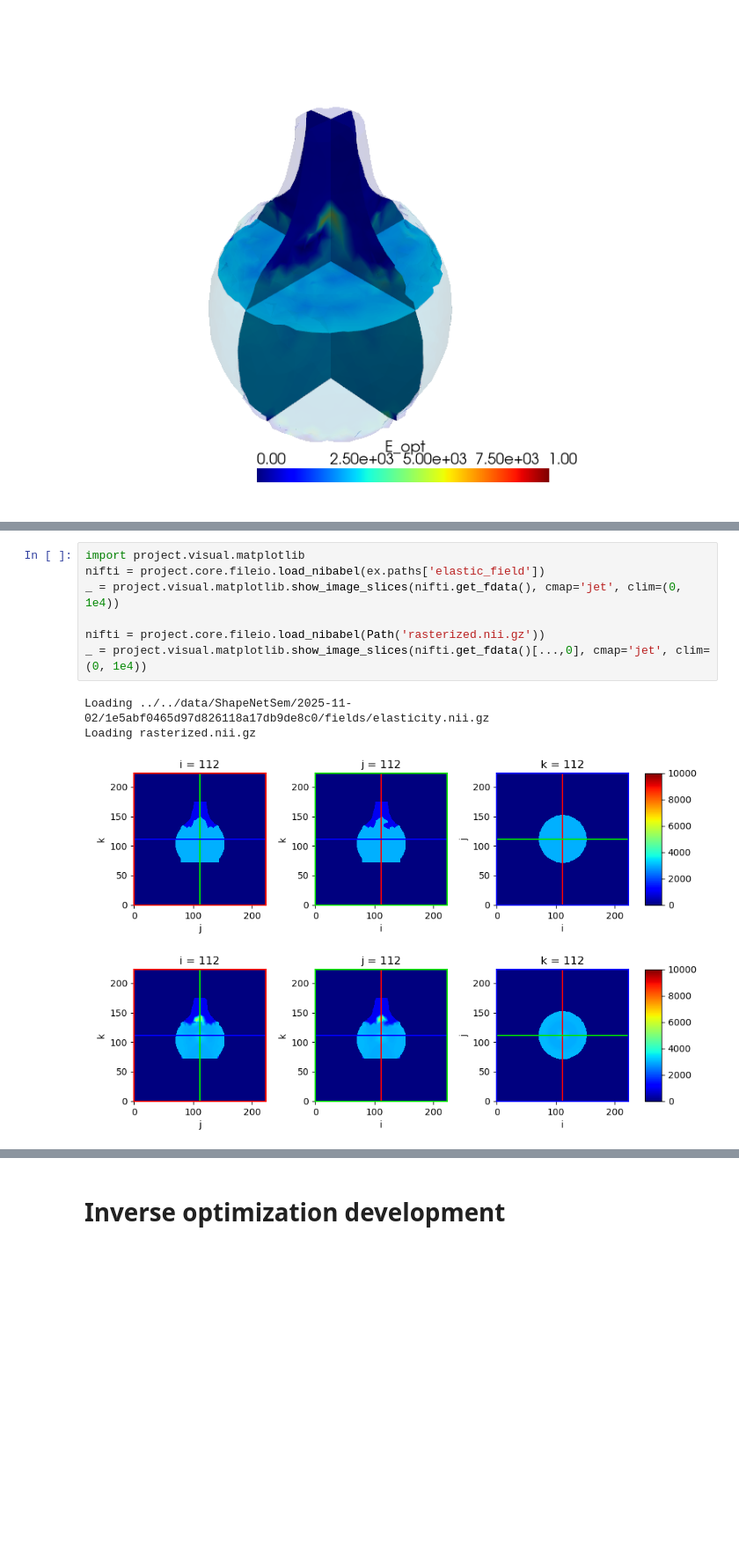
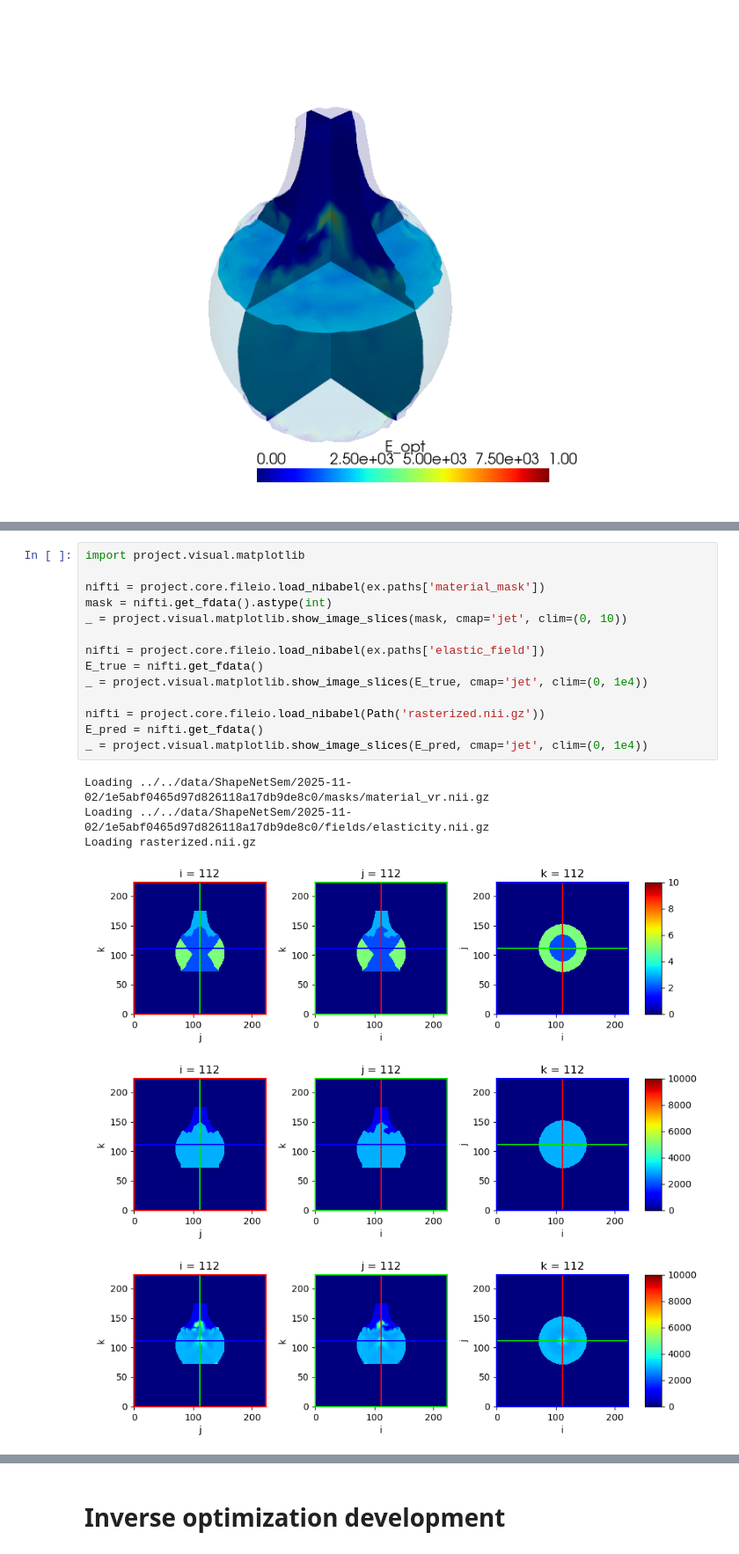
Before and after one commit to mattragoza/lung-project, a Jupyter notebook: notebooks/shapenet/20-optimize-interactive.ipynb, the cells around one changed output, grey strips where cells are left out. Shown at 88% size. Saved outputs shown, nothing was run; the diff lists cells and outputs as text; blank space fills up the shorter version.

```diff
--- a/notebooks/shapenet/20-optimize-interactive.ipynb
+++ b/notebooks/shapenet/20-optimize-interactive.ipynb
@@ -224,12 +224,21 @@ Wall time: 31 s
 # %%
 import project.visual.matplotlib
+
+nifti = project.core.fileio.load_nibabel(ex.paths['material_mask'])
+mask = nifti.get_fdata().astype(int)
+_ = project.visual.matplotlib.show_image_slices(mask, cmap='jet', clim=(0, 10))
+
 nifti = project.core.fileio.load_nibabel(ex.paths['elastic_field'])
-_ = project.visual.matplotlib.show_image_slices(nifti.get_fdata(), cmap='jet', clim=(0, 1e4))
+E_true = nifti.get_fdata()
+_ = project.visual.matplotlib.show_image_slices(E_true, cmap='jet', clim=(0, 1e4))
 
 nifti = project.core.fileio.load_nibabel(Path('rasterized.nii.gz'))
-_ = project.visual.matplotlib.show_image_slices(nifti.get_fdata()[...,0], cmap='jet', clim=(0, 1e4))
+E_pred = nifti.get_fdata()
+_ = project.visual.matplotlib.show_image_slices(E_pred, cmap='jet', clim=(0, 1e4))
 # %% [output]
+Loading ../../data/ShapeNetSem/2025-11-02/1e5abf0465d97d826118a17db9de8c0/masks/material_vr.nii.gz
 Loading ../../data/ShapeNetSem/2025-11-02/1e5abf0465d97d826118a17db9de8c0/fields/elasticity.nii.gz
 Loading rasterized.nii.gz
-[figure, old version]
+[figure, new version]
-[figure, old version]
+[figure, new version]
+[figure, added]
```
Also changed, not shown: parts of 2 cells of this notebook, 12 other files.
